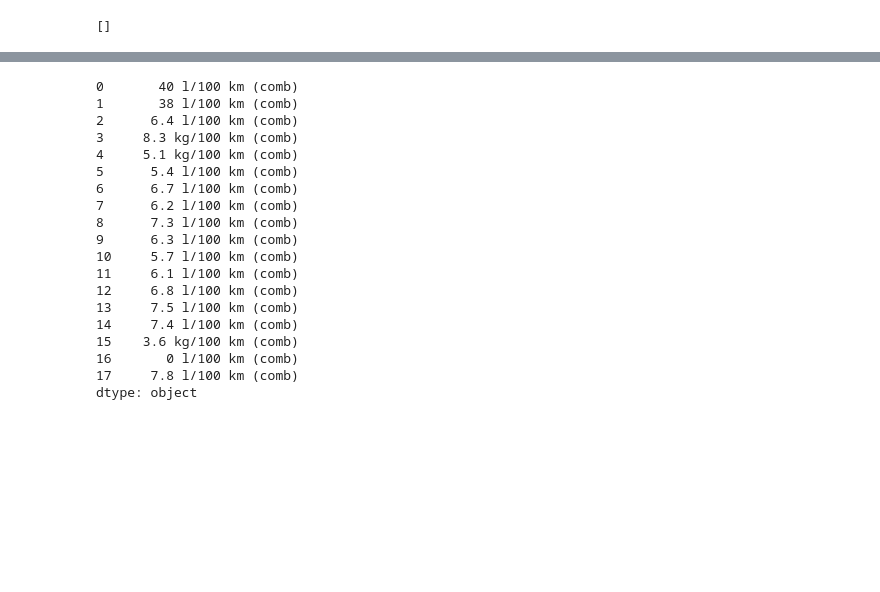
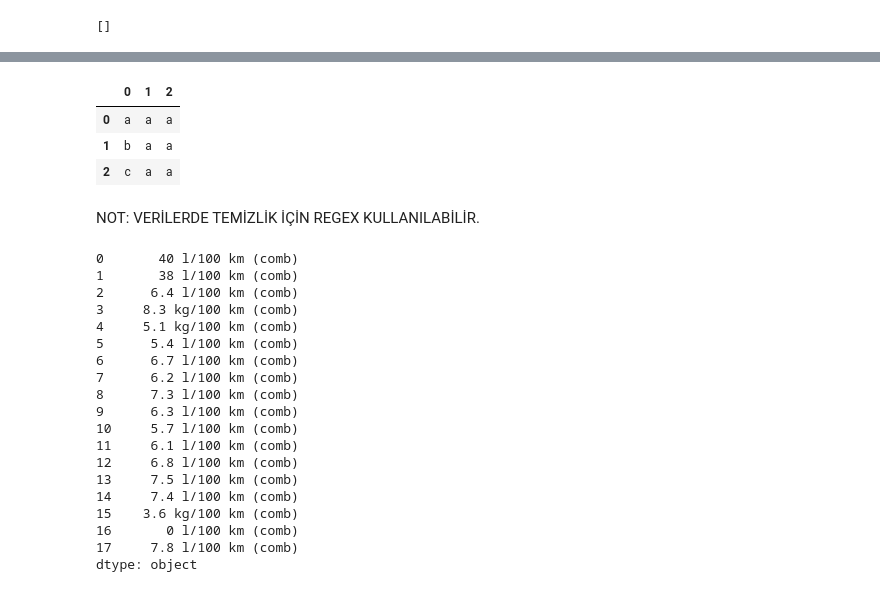
Before and after one commit to MevlutYildiz77/Numpy, a Jupyter notebook: regex.ipynb, the cells around one changed output, grey strips where cells are left out. Cells and saved outputs as stored; diff of their text form; code cells hidden in the pictures; blank space fills up the shorter version.

```diff
--- a/regex.ipynb
+++ b/regex.ipynb
@@ -154,3 +250,3 @@ s = pd.Series(['a3aa', 'b4aa', 'c5aa'])
 # %%
-s.str.extract('(\w)\d(\w)('\w)')
+s.str.extract('(\w)\d(\w)(\w)')
 # %% [output]
@@ -158,3 +253,9 @@ SyntaxError: unexpected character after line continuation character (Temp/ipyker
+|  | 0 | 1 | 2 |
+| 0 | a | a | a |
+| 1 | b | a | a |
+| 2 | c | a | a |
+# %% [markdown]
+NOT: VERİLERDE TEMİZLİK İÇİN REGEX KULLANILABİLİR.
 # %%
 s= pd.Series(['40 l/100 km (comb)',
         '38 l/100 km (comb)', '6.4 l/100 km (comb)',
```
Also changed, not shown: parts of 32 cells of this notebook.
